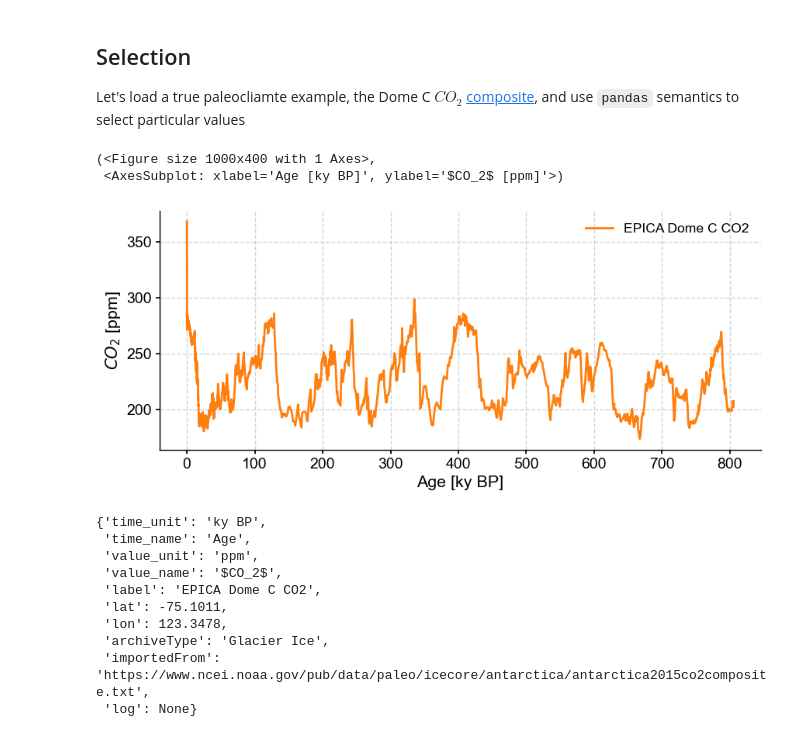
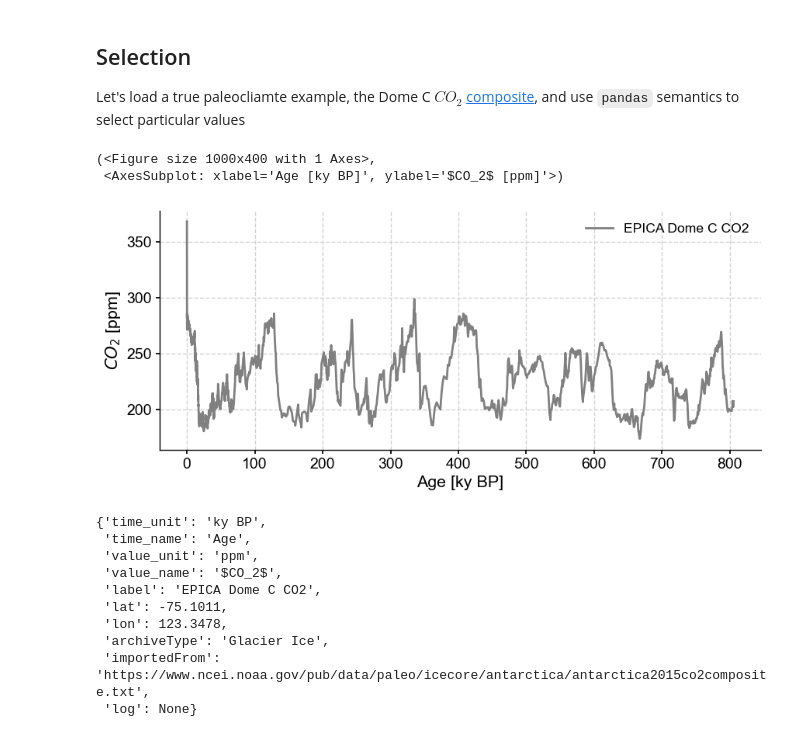
Before and after one commit to LinkedEarth/paleoPandas, a Jupyter notebook: notebooks/Paleopandas Playground.ipynb, the cells around one changed output. Cells and saved outputs as stored; diff of their text form; code cells hidden in the pictures.

```diff
--- a/notebooks/Paleopandas Playground.ipynb
+++ b/notebooks/Paleopandas Playground.ipynb
@@ -216,11 +216,11 @@ tsBP.plot(invert_yaxis=True, invert_xaxis=True, label = 'SOI, years BP', color='
 Let's load a true paleocliamte example, the Dome C $CO_2$ [composite](https://www.ncei.noaa.gov/pub/data/paleo/icecore/antarctica/antarctica2015co2composite.txt), and use `pandas` semantics to select particular values
 # %%
 co2ts = pyleo.utils.load_dataset('AACO2')
-co2ts.plot(color='C1')
+co2ts.plot(color='gray')
 # %% [output]
 (<Figure size 1000x400 with 1 Axes>,
  <AxesSubplot: xlabel='Age [ky BP]', ylabel='$CO_2$ [ppm]'>)
-[figure, old version]
+[figure, new version]
 # %%
 co2ts.metadata
 # %% [output]
```
Also changed, not shown: parts of 34 cells of this notebook, 1 other file.
